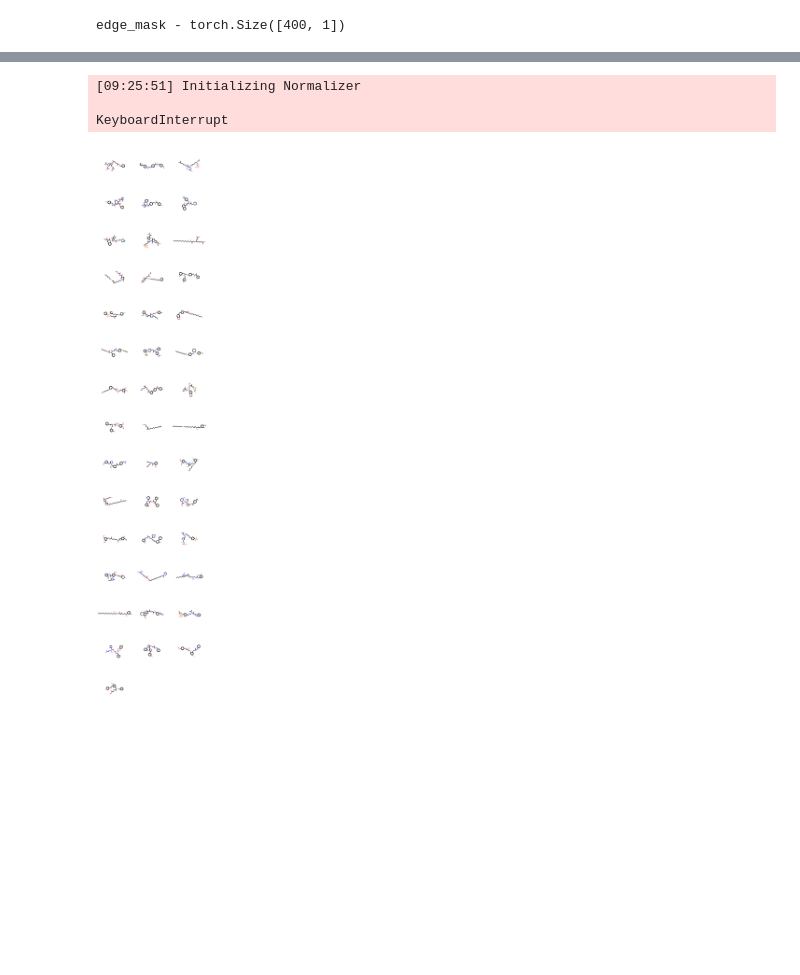
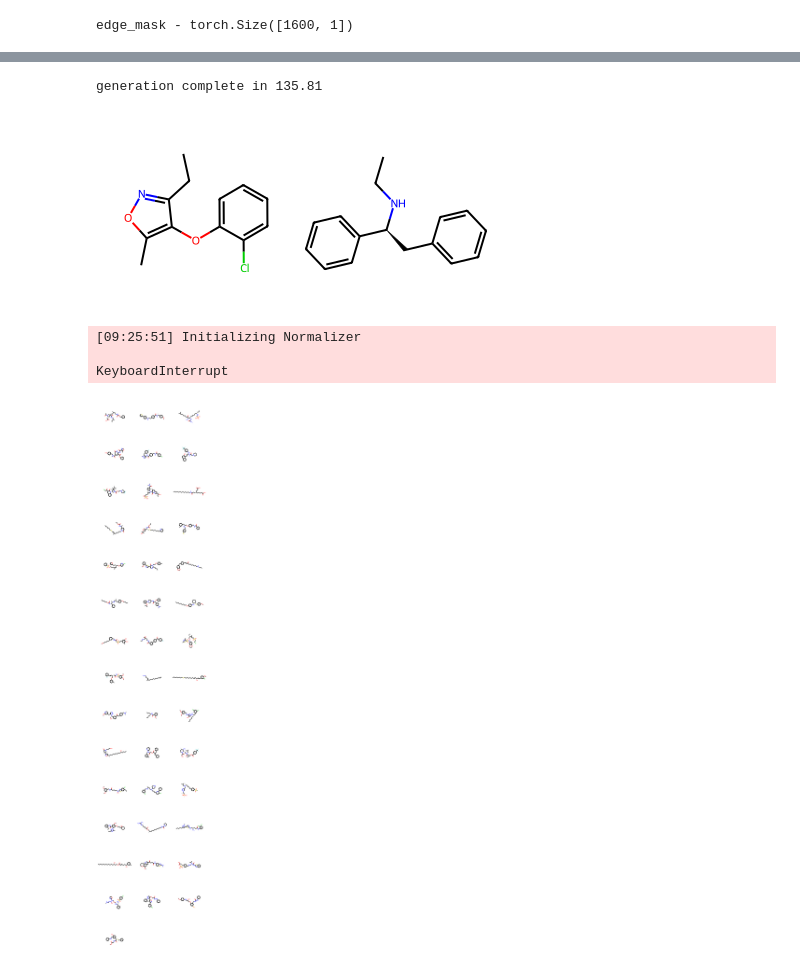
Before and after one commit to Membrizard/ml_conformer_generator, a Jupyter notebook: ml_conformer_generator_demo.ipynb, the cells around one changed output, grey strips where cells are left out. Drawn from its saved outputs; the diff is of its cells as text; code cells hidden in the pictures; blank space fills up the shorter version.

```diff
--- a/ml_conformer_generator_demo.ipynb
+++ b/ml_conformer_generator_demo.ipynb
@@ -7,14 +7,14 @@ from rdkit.Chem import Draw
 import time
 
 device = "cpu"
-generator = MLConformerGenerator(device=device, torch_script=False)
+generator = MLConformerGenerator(device=device, torch_script=True)
 
 ref_mol = Chem.MolFromSmiles('Cc1cccc(N2CCC[C@H]2c2ccncn2)n1')
 rdDistGeom.EmbedMolecule(ref_mol, forceTol=0.001, randomSeed=12)
 
 # Generate Samples
 start = time.time()
-samples = generator.generate_conformers(reference_conformer=ref_mol, n_samples=1, variance=2)
+samples = generator.generate_conformers(reference_conformer=ref_mol, n_samples=4, variance=2)
 print(f"generation complete in {round(time.time() - start, 2)}")
 
 # Characterise samples
@@ -38 +39 @@ Draw.MolsToGridImage(mols)
-edge_mask - torch.Size([400, 1])
+edge_mask - torch.Size([1600, 1])
@@ -40,3 +55,5 @@ KeyboardInterrupt:
+generation complete in 135.81
+[figure, added]
 # %%
 import trimesh
 from ml_conformer_generator import MLConformerGenerator, evaluate_samples
```
Also changed, not shown: parts of 1 cell of this notebook, 4 other files.
